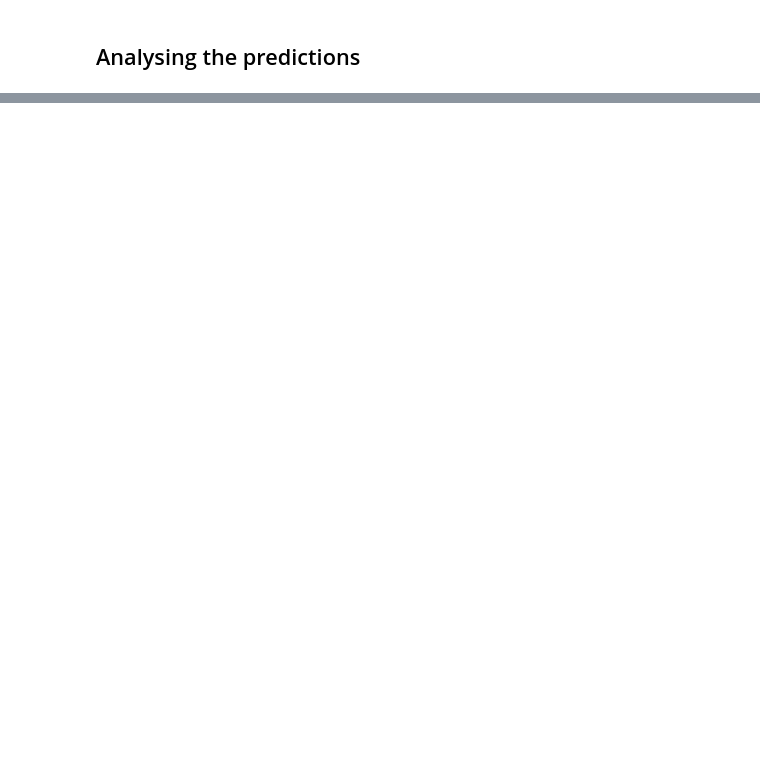
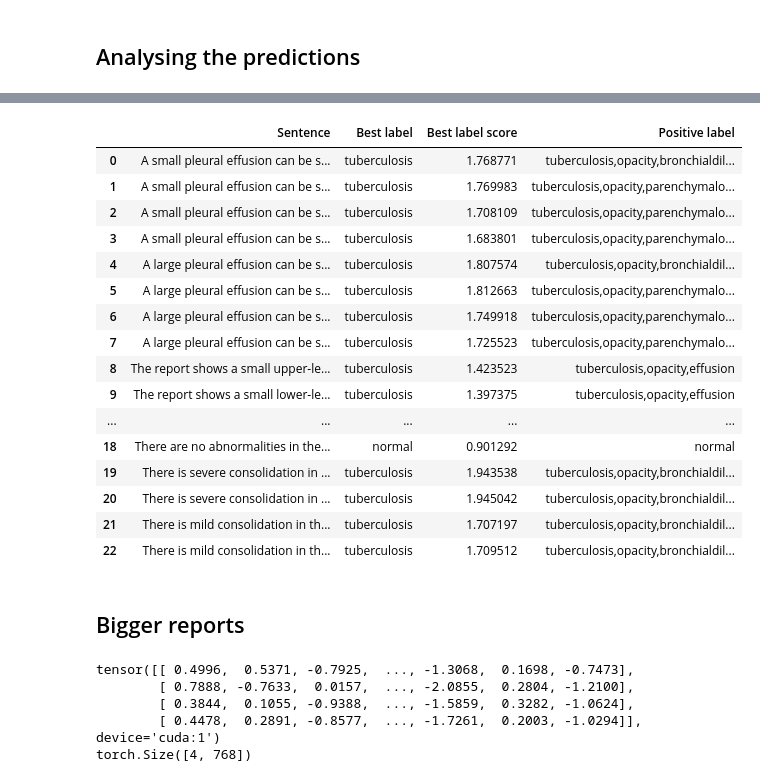
Before and after one commit to pranavrao-qure/MiniTasks, a Jupyter notebook: Radbert/Radbert_finetuning.ipynb, the cells around one changed output, grey strips where cells are left out. Drawn from its saved outputs; the diff is of its cells as text; code cells hidden in the pictures; blank space fills up the shorter version.

```diff
--- a/Radbert/Radbert_finetuning.ipynb
+++ b/Radbert/Radbert_finetuning.ipynb
@@ -22,6 +35,7 @@ from transformers import pipeline
 # %%
 pd.set_option('display.max_rows', 50)
 pd.set_option('display.max_columns', 500)
+pd.set_option('display.max_colwidth', 200)
 pd.set_option('display.width', 1000)
 
 torch.set_printoptions(linewidth=200)
@@ -310,10 +370,20 @@ print(cosine_sim)
 # %%
 def get_predictions(model, input):
     with torch.no_grad():
-        tokenized_inp = model.tokenizer(input, padding=True, truncation=True, return_tensors='pt')
+        tokenized_inp = model.tokenizer(input, padding=True, truncation=True, return_tensors='pt').to(device)
         encoder_out = model.transformer_encoder(**tokenized_inp)
         logits = model.linear_classifier(encoder_out.last_hidden_state[:, 0, :])
-        return logits
+        return logits.cpu().detach()
+# %%
+def analyse_predictions(prediction_list, sentence_list):
+    cols = ['Sentence', 'Best label', 'Best label score', 'Positive label']
+    values = list()
+    for (report, pred) in zip(sentence_list, prediction_list.numpy()):
+        best_label = labels_subset[pred.argmax()]
+        best_label_score = pred.max()
+        positive_label = ','.join([labels_subset[i] for i, e in enumerate(pred) if e > 0.0])
+        values.append([report, best_label, best_label_score, positive_label])
+    return pd.DataFrame(values, columns=cols)
 # %%
 predictions = get_predictions(radbert_multi_model, all_sentence_list)
 # %%
@@ -330,0 +401,22 @@ print(columns[224])
+# %%
+analyse_predictions(predictions, all_sentence_list)
+# %% [output]
+|  | Sentence | Best label | Best label score | Positive label |
+| 0 | A small pleural effusion can be s... | tuberculosis | 1.768771 | tuberculosis,opacity,bronchialdil... |
+| 1 | A small pleural effusion can be s... | tuberculosis | 1.769983 | tuberculosis,opacity,parenchymalo... |
+| 2 | A small pleural effusion can be s... | tuberculosis | 1.708109 | tuberculosis,opacity,parenchymalo... |
+| 3 | A small pleural effusion can be s... | tuberculosis | 1.683801 | tuberculosis,opacity,parenchymalo... |
+| 4 | A large pleural effusion can be s... | tuberculosis | 1.807574 | tuberculosis,opacity,bronchialdil... |
+| 5 | A large pleural effusion can be s... | tuberculosis | 1.812663 | tuberculosis,opacity,parenchymalo... |
+| 6 | A large pleural effusion can be s... | tuberculosis | 1.749918 | tuberculosis,opacity,parenchymalo... |
+| 7 | A large pleural effusion can be s... | tuberculosis | 1.725523 | tuberculosis,opacity,parenchymalo... |
+| 8 | The report shows a small upper-le... | tuberculosis | 1.423523 | tuberculosis,opacity,effusion |
+| 9 | The report shows a small lower-le... | tuberculosis | 1.397375 | tuberculosis,opacity,effusion |
+| ... | ... | ... | ... | ... |
+| 18 | There are no abnormalities in the... | normal | 0.901292 | normal |
+| 19 | There is severe consolidation in ... | tuberculosis | 1.943538 | tuberculosis,opacity,bronchialdil... |
+| 20 | There is severe consolidation in ... | tuberculosis | 1.945042 | tuberculosis,opacity,bronchialdil... |
+| 21 | There is mild consolidation in th... | tuberculosis | 1.707197 | tuberculosis,opacity,bronchialdil... |
+| 22 | There is mild consolidation in th... | tuberculosis | 1.709512 | tuberculosis,opacity,bronchialdil... |
+# %% [markdown]
+## Bigger reports ##
@@ -330,0 +495,9 @@ print(columns[224])
+# %%
+print(all_embeddings2)
+print(all_embeddings2.shape)
+# %% [output]
+tensor([[ 0.4996,  0.5371, -0.7925,  ..., -1.3068,  0.1698, -0.7473],
+        [ 0.7888, -0.7633,  0.0157,  ..., -2.0855,  0.2804, -1.2100],
+        [ 0.3844,  0.1055, -0.9388,  ..., -1.5859,  0.3282, -1.0624],
+        [ 0.4478,  0.2891, -0.8577,  ..., -1.7261,  0.2003, -1.0294]], device='cuda:1')
+torch.Size([4, 768])
```
Also changed, not shown: parts of 22 cells of this notebook, 2 other files.
